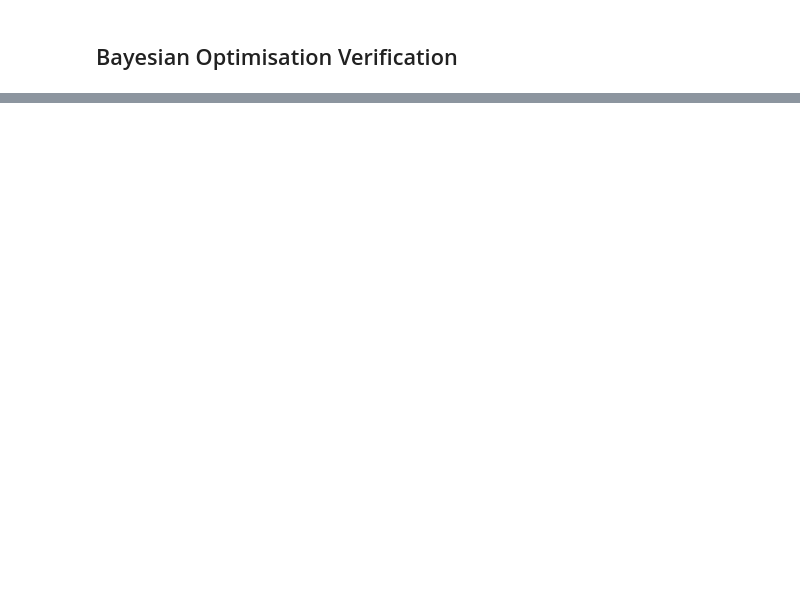
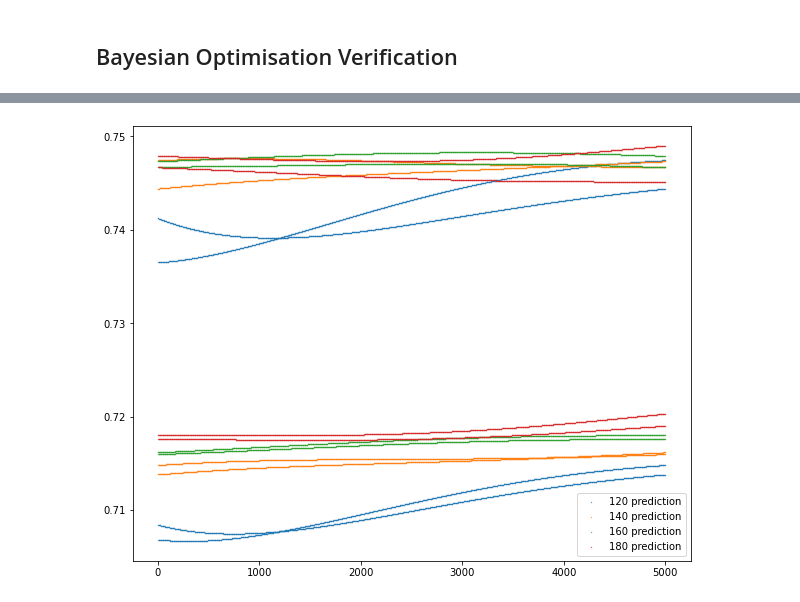
Before and after one commit to michelleliu1027/Bayesian_PV, a Jupyter notebook: BO_2d.ipynb, the cells around one changed output, grey strips where cells are left out. Saved outputs shown, nothing was run; the diff lists cells and outputs as text; code cells hidden in the pictures; blank space fills up the shorter version.

```diff
--- a/BO_2d.ipynb
+++ b/BO_2d.ipynb
@@ -103,0 +98,14 @@ plt.show()
+# %%
+fig = plt.figure(figsize=(10,8))
+i = 5000
+for temp in (120,140,160,180):
+    plt.scatter(X_,y_plot[i-5000:i],label = str(temp)+' prediction',s=0.1)
+    i += 5000
+# i = NUM_OF_DATA_POINTS
+# for temp in (120,140,160,180):
+#     plt.scatter (x_train,Y[i-NUM_OF_DATA_POINTS:i],label = str(temp)+' training')
+#     i += NUM_OF_DATA_POINTS
+plt.legend()
+plt.show()
+# %% [output]
+[figure, added]
```
Also changed, not shown: parts of 4 cells of this notebook.
